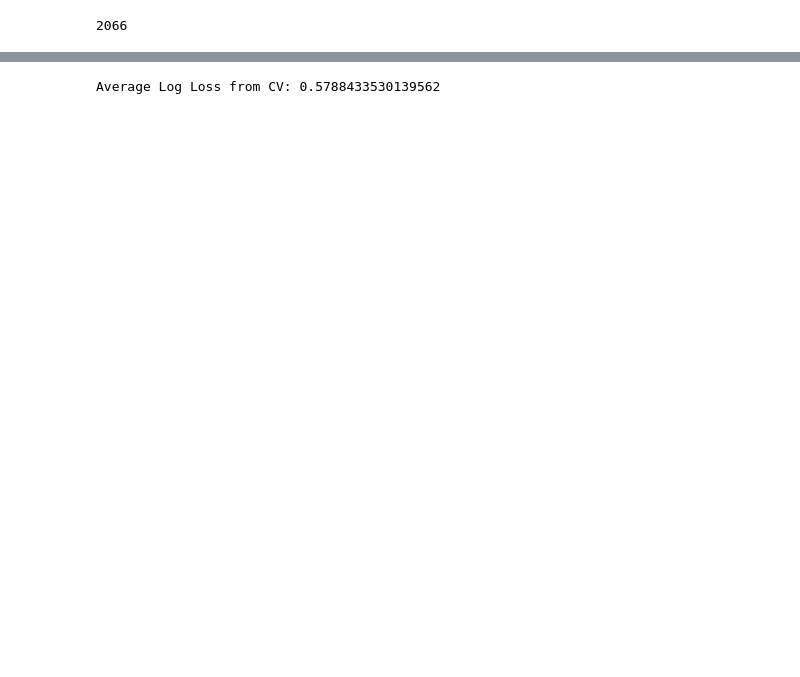
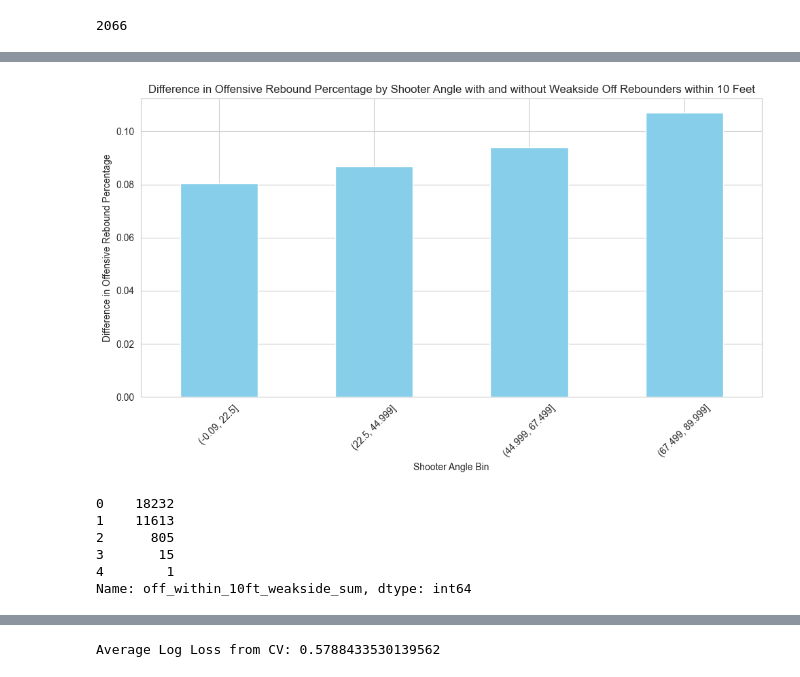
Before and after one commit to timseymour42/shotquality-offensive-rebounding, a Jupyter notebook: orbd_prediction.ipynb, the cells around one changed output, grey strips where cells are left out. Cells and saved outputs as stored; diff of their text form; code cells hidden in the pictures; blank space fills up the shorter version.

```diff
--- a/orbd_prediction.ipynb
+++ b/orbd_prediction.ipynb
@@ -1549,0 +1600,4 @@ def_pivoted['Fastbreak Probable'].sum()
+# %%
+# Creating behind_basket Column
+def_pivoted['behind_basket'] = def_pivoted.apply(lambda x: 1 if x.shooter_angle_max > 92.5 else 0, axis=1)
+def_pivoted_test['behind_basket'] = def_pivoted_test.apply(lambda x: 1 if x.shooter_angle_max > 92.5 else 0, axis=1)
@@ -1549,0 +1608,44 @@ def_pivoted['Fastbreak Probable'].sum()
+# %%
+import pandas as pd
+import matplotlib.pyplot as plt
+
+# Assuming the necessary libraries and dataframes are already loaded.
+
+def_pivoted_copy = def_pivoted[def_pivoted.shooter_angle_max < 90].merge(train_pbp[['id', 'is_oreb']], on='id')
+
+# Bin the shooter angle
+def_pivoted_copy['shooter_angle_bin'] = pd.cut(def_pivoted_copy['shooter_angle_max'], bins=4)  # 9 bins
+
+# Calculate median for weakside rebounders
+median_weakside = def_pivoted_copy['off_within_10ft_weakside_sum'].median()
+
+# Assign 'high' or 'low' based on the median
+def_pivoted_copy['weakside_label'] = def_pivoted_copy['off_within_10ft_weakside_sum'].apply(lambda x: 'high' if x > median_weakside else 'low')
+
+# Calculate offensive rebound percentage for each combination
+grouped = def_pivoted_copy.groupby(['shooter_angle_bin', 'weakside_label'])
+rebound_pct = grouped['is_oreb'].mean()
+
+# Calculate the difference between 'high' and 'low' for each bin
+rebound_diff = rebound_pct.unstack().apply(lambda x: x['high'] - x['low'], axis=1)
+
+# Plot
+fig, ax = plt.subplots(figsize=(10,6))
+rebound_diff.plot(kind='bar', ax=ax, color='skyblue')
+ax.set_title("Difference in Offensive Rebound Percentage by Shooter Angle with and without Weakside Off Rebounders within 10 Feet")
+ax.set_xlabel("Shooter Angle Bin")
+ax.set_ylabel("Difference in Offensive Rebound Percentage")
+plt.xticks(rotation=45)
+plt.tight_layout()
+plt.show()
+# %% [output]
+[figure, added]
+# %%
+def_pivoted_copy['off_within_10ft_weakside_sum'].value_counts()
+# %% [output]
+0    18232
+1    11613
+2      805
+3       15
+4        1
+Name: off_within_10ft_weakside_sum, dtype: int64
```
Also changed, not shown: parts of 73 cells of this notebook, 1 other file.
